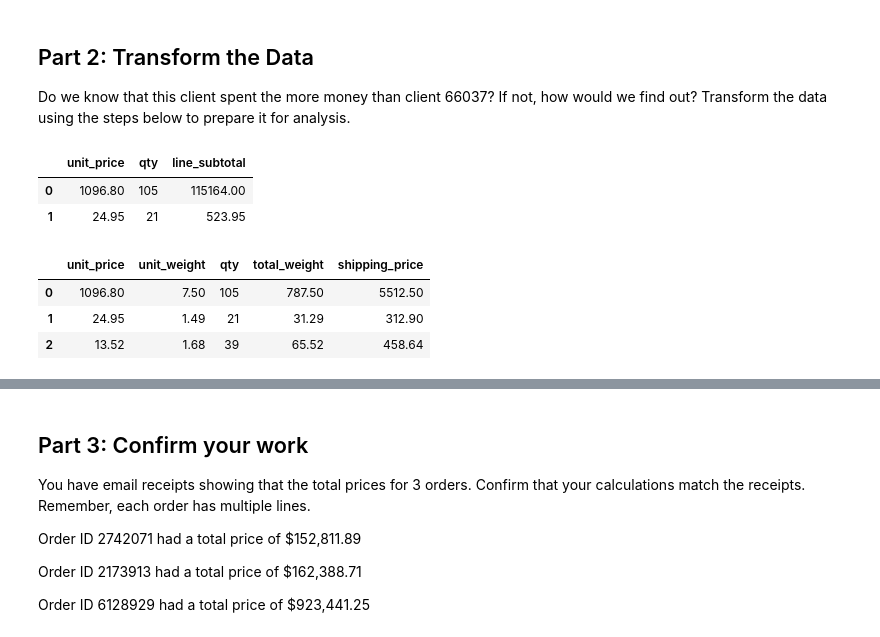
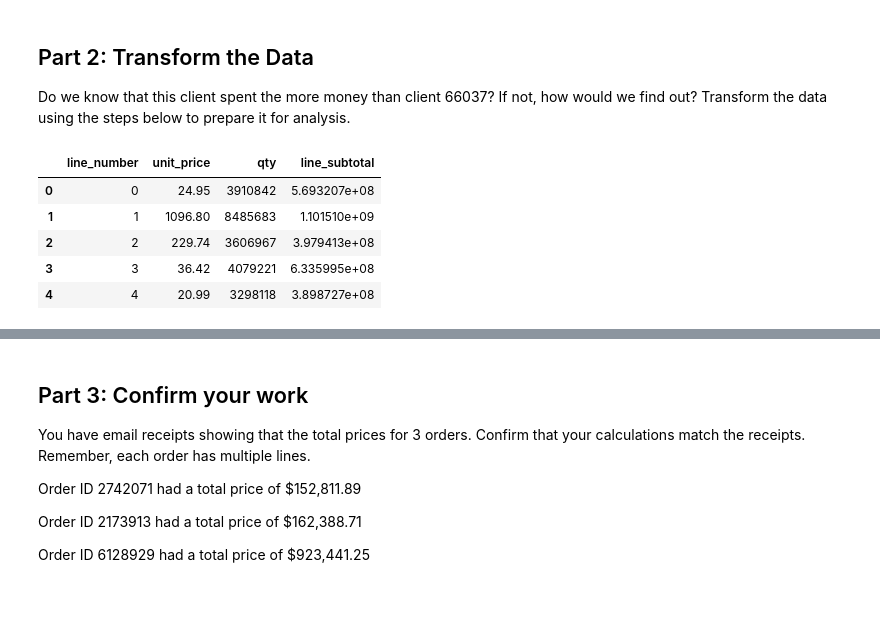
Before and after one commit to AlexLin1234/pandas-challenge-1, a Jupyter notebook: Starter_Code/wholesale_data_analysis_starter_code.ipynb, the cells around one changed output, grey strips where cells are left out. Drawn from its saved outputs; the diff is of its cells as text; code cells hidden in the pictures; blank space fills up the shorter version.

```diff
--- a/Starter_Code/wholesale_data_analysis_starter_code.ipynb
+++ b/Starter_Code/wholesale_data_analysis_starter_code.ipynb
@@ -99,17 +99,29 @@ sum(df[df["client_id"] == 33615]["qty"].to_list())
 Do we know that this client spent the more money than client 66037? If not, how would we find out? Transform the data using the steps below to prepare it for analysis.
 # %%
 # Create a column that calculates the subtotal for each line using the unit_price and the qty
+df['line_subtotal'] = df['unit_price'] * df['qty']
+df['line_subtotal'] = df['line_subtotal'].round(2)
+
+# Group by 'line_number' and calculate the subtotal for each line
+grouped_df = df.groupby('line_number').agg({
+    'unit_price': 'first',  # Take the first (assuming it's consistent within line_number)
+    'qty': 'sum',          # Sum up the quantities
+    'line_subtotal': 'sum' # Sum up the line subtotals
+}).reset_index()
+grouped_df.head()
 # %% [output]
-|  | unit_price | qty | line_subtotal |
-| 0 | 1096.80 | 105 | 115164.00 |
-| 1 | 24.95 | 21 | 523.95 |
+|  | line_number | unit_price | qty | line_subtotal |
+| 0 | 0 | 24.95 | 3910842 | 5.693207e+08 |
+| 1 | 1 | 1096.80 | 8485683 | 1.101510e+09 |
+| 2 | 2 | 229.74 | 3606967 | 3.979413e+08 |
+| 3 | 3 | 36.42 | 4079221 | 6.335995e+08 |
+| 4 | 4 | 20.99 | 3298118 | 3.898727e+08 |
 # %%
 # Create a column for shipping price.
 # Assume a shipping price of $7 per pound for orders over 50 pounds and $10 per pound for items 50 pounds or under.
+df["total_weight"] = df["unit_weight"] * df["qty"]
+df['shipping_price'] = df['total_weight'].apply(
+    lambda weight: weight * 7 if weight > 50 else weight * 10
+).round(2)
-# %% [output]
-|  | unit_price | unit_weight | qty | total_weight | shipping_price |
-| 0 | 1096.80 | 7.50 | 105 | 787.50 | 5512.50 |
-| 1 | 24.95 | 1.49 | 21 | 31.29 | 312.90 |
-| 2 | 13.52 | 1.68 | 39 | 65.52 | 458.64 |
 # %%
 # Create a column for the total price using the subtotal and the shipping price along with a sales tax of 9.25%
```
Also changed, not shown: parts of 4 cells of this notebook.
